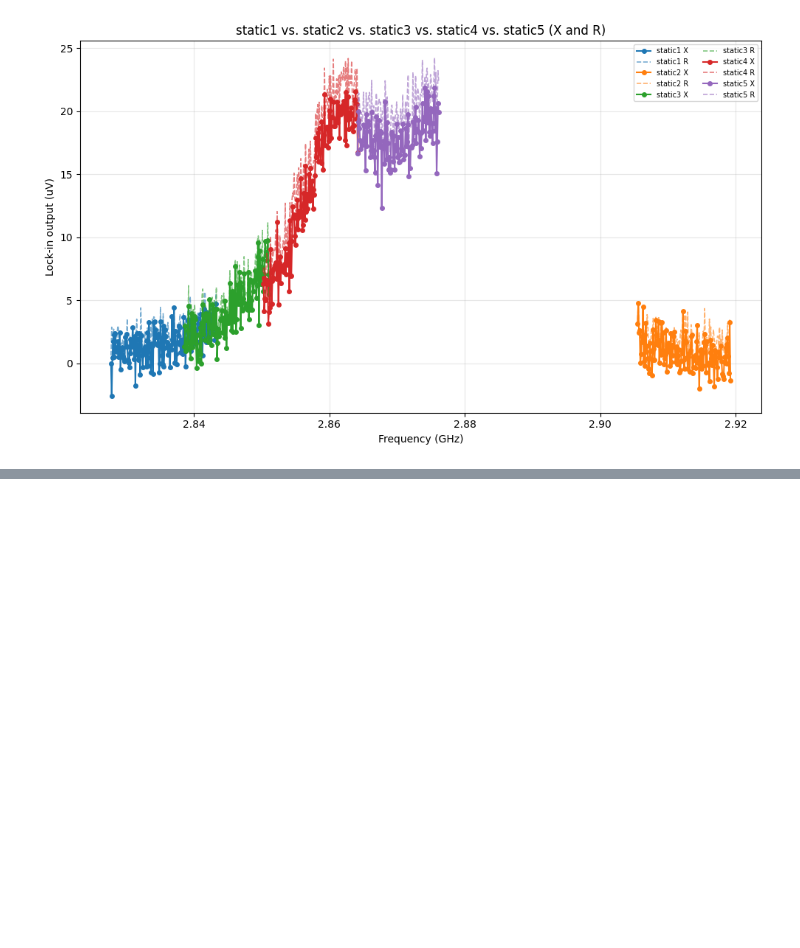
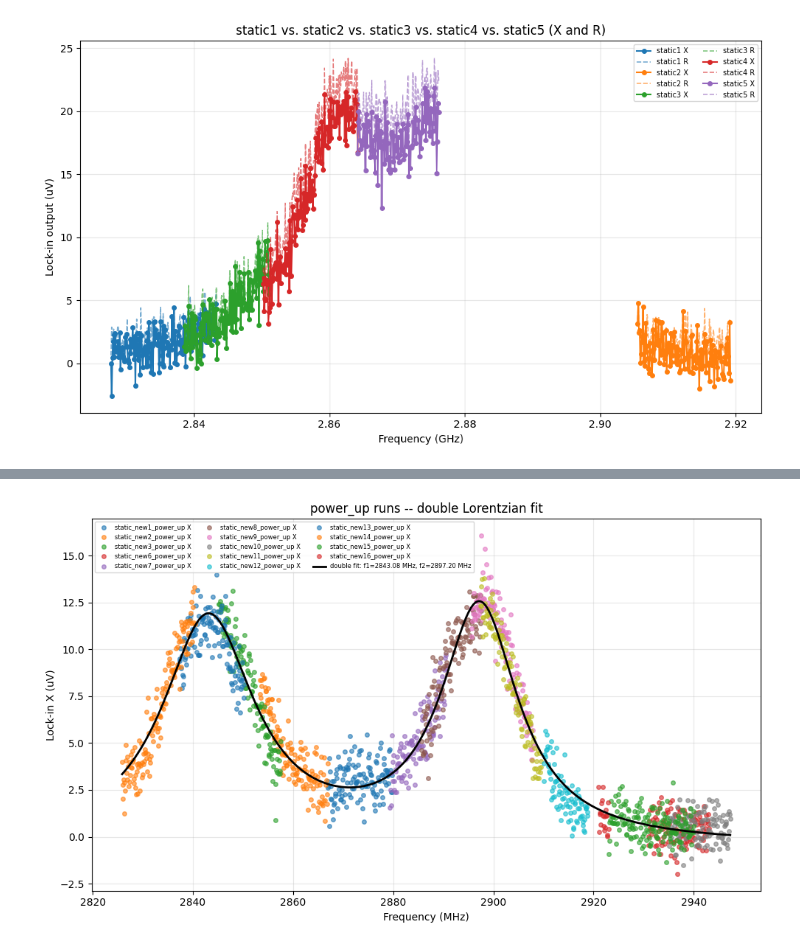
Before and after one commit to meimei2027/diamonds, a Jupyter notebook: experiment/cw_odmr_lock_in_result.ipynb, the cells around one changed output, grey strips where cells are left out. Saved outputs shown, nothing was run; the diff lists cells and outputs as text; code cells hidden in the pictures; blank space fills up the shorter version.

```diff
--- a/experiment/cw_odmr_lock_in_result.ipynb
+++ b/experiment/cw_odmr_lock_in_result.ipynb
@@ -493,0 +906,22 @@ plt.show()
+# %%
+fig, ax = plt.subplots(figsize=(10, 6))
+
+for i, name in enumerate(POWER_UP_RUN_NAMES):
+    d = static_new_runs[name]
+    color = colors[i % len(colors)]
+    ax.plot(d["freqs_ghz"] * 1e3, d["x"] * 1e6, "o", color=color, ms=4, alpha=0.6,
+            label=f"{name} X")
+
+f_fine_pu = np.linspace(combined_freqs_mhz_pu.min(), combined_freqs_mhz_pu.max(), 2000)
+ax.plot(f_fine_pu, double_lorentzian_dip(f_fine_pu, *double_popt), "k-", lw=2,
+        label=f"double fit: f1={center1_fit:.2f} MHz, f2={center2_fit:.2f} MHz")
+
+ax.set_xlabel("Frequency (MHz)")
+ax.set_ylabel("Lock-in X (uV)")
+ax.set_title("power_up runs -- double Lorentzian fit")
+ax.legend(fontsize=6, ncol=3)
+ax.grid(alpha=0.3)
+plt.tight_layout()
+plt.show()
+# %% [output]
+[figure, added]
```
Also changed, not shown: parts of 23 cells of this notebook, 2 other files.
